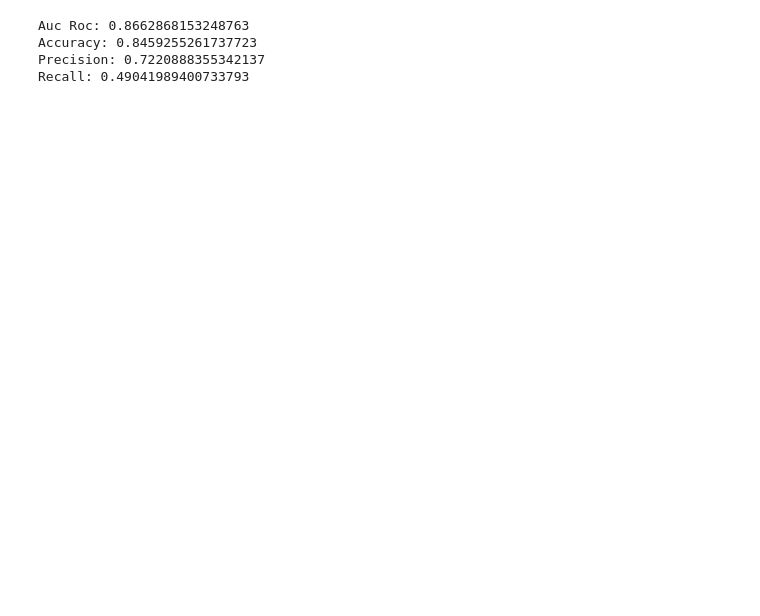
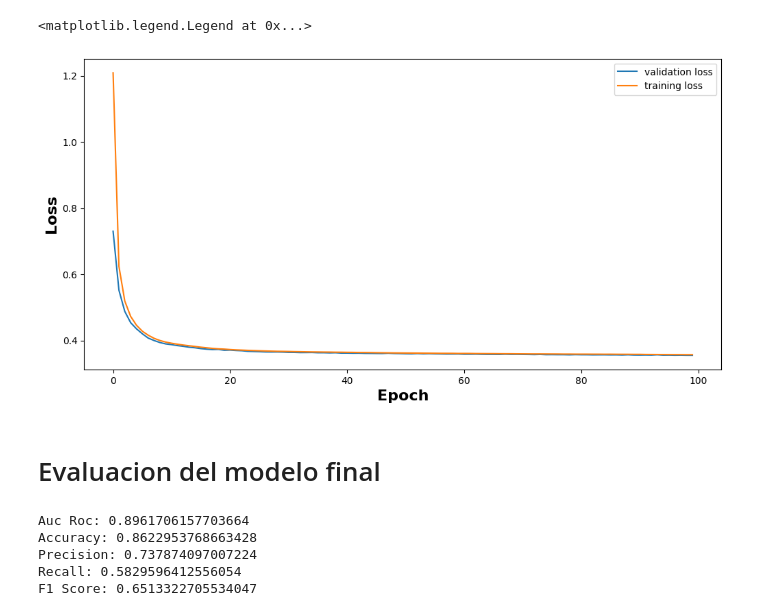
Before and after one commit to aflouret/lluvia-de-hamburguesas, a Jupyter notebook: parte_2/redes_neuronales.ipynb, the cells around one changed output. Cells and saved outputs as stored; diff of their text form; code cells hidden in the pictures; blank space fills up the shorter version.

```diff
--- a/parte_2/redes_neuronales.ipynb
+++ b/parte_2/redes_neuronales.ipynb
@@ -222,0 +135,12 @@ Epoch 100/100
+# %%
+X_train, X_test, y_train, y_test = preprocessing_redes_1(df)
+X_train, X_validation, y_train, y_validation = train_test_split(X_train, y_train, random_state=117, test_size=0.3, stratify=y_train)
+
+model3 = Sequential()
+model3.add(Dense(112, input_dim=112, activation='relu', kernel_regularizer=tensorflow.keras.regularizers.l1(0.001)))
+model3.add(Dense(56, activation='relu', kernel_regularizer=tensorflow.keras.regularizers.l1(0.001)))
+model3.add(Dense(1, activation='sigmoid'))
+
+model3.compile(loss='binary_crossentropy', optimizer=optimizers.Adam(learning_rate=0.0001), metrics=[tensorflow.keras.metrics.AUC()])
+# %%
+history3 = model3.fit(X_train.values, y_train, epochs=100, verbose=2, validation_data=(X_validation.values, y_validation))
@@ -223,12 +165,28 @@ Epoch 100/100
+# %%
+fig = plt.figure(figsize=(12, 6), dpi=100)
+plt.plot(history3.history["val_loss"], label="validation loss")
+plt.plot(history3.history["loss"], label="training loss")
+plt.xlabel("Epoch", weight="bold", fontsize=16)
+plt.ylabel("Loss", weight="bold", fontsize=16)
+plt.legend()
+# %% [output]
+<matplotlib.legend.Legend at 0x...>
+[figure, added]
+# %% [markdown]
+# Evaluacion del modelo final
 # %%
-y_pred2 = model2.predict(X_test)
+X_train, X_test, y_train, y_test = preprocessing_redes_1(df)
 
-print(f"Auc Roc: {roc_auc_score(y_test, y_pred2)}")
-print(f"Accuracy: {accuracy_score(y_test, y_pred2.round())}")
-print(f"Precision: {precision_score(y_test, y_pred2.round())}")
-print(f"Recall: {recall_score(y_test, y_pred2.round())}")
+y_pred = model2.predict(X_test)
+
+print(f"Auc Roc: {roc_auc_score(y_test, y_pred)}")
+print(f"Accuracy: {accuracy_score(y_test, y_pred.round())}")
+print(f"Precision: {precision_score(y_test, y_pred.round())}")
+print(f"Recall: {recall_score(y_test, y_pred.round())}")
+print(f"F1 Score: {f1_score(y_test, y_pred.round())}")
 # %% [output]
-Auc Roc: 0.8662868153248763
-Accuracy: 0.8459255261737723
-Precision: 0.7220888355342137
-Recall: 0.49041989400733793
+Auc Roc: 0.8961706157703664
+Accuracy: 0.8622953768663428
+Precision: 0.737874097007224
+Recall: 0.5829596412556054
+F1 Score: 0.6513322705534047
```
Also changed, not shown: parts of 29 cells of this notebook, 3 other files.
